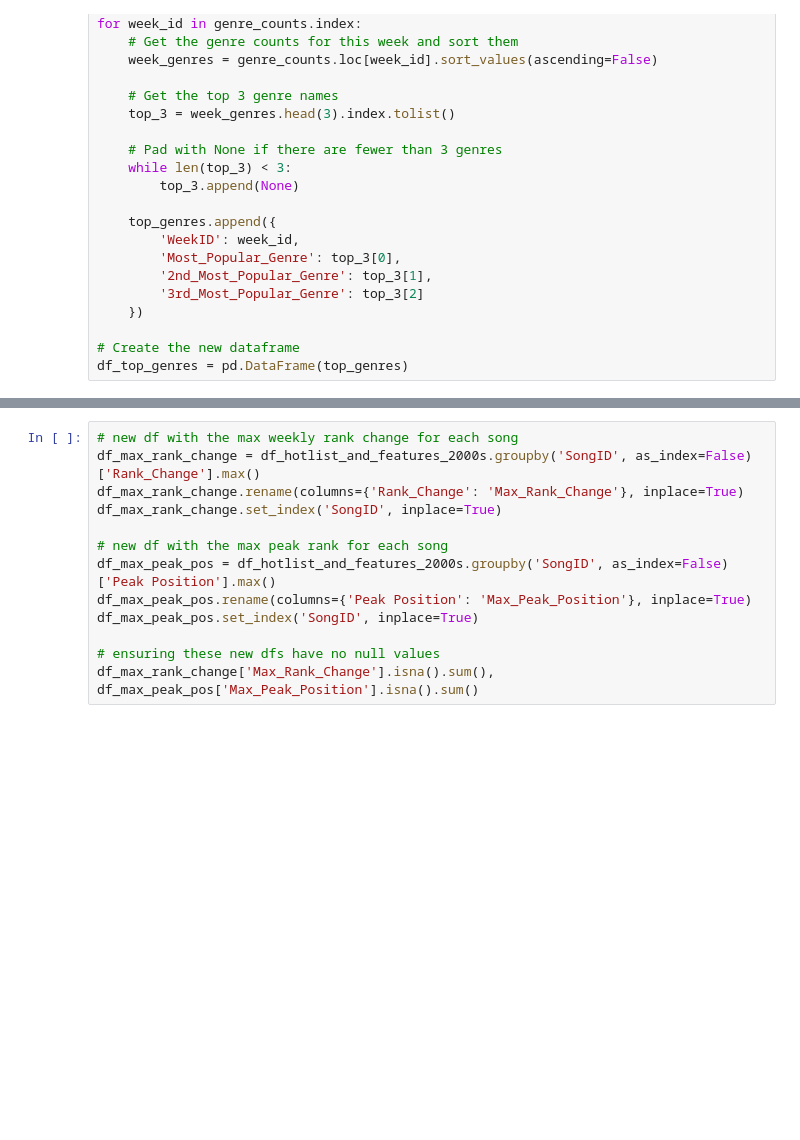
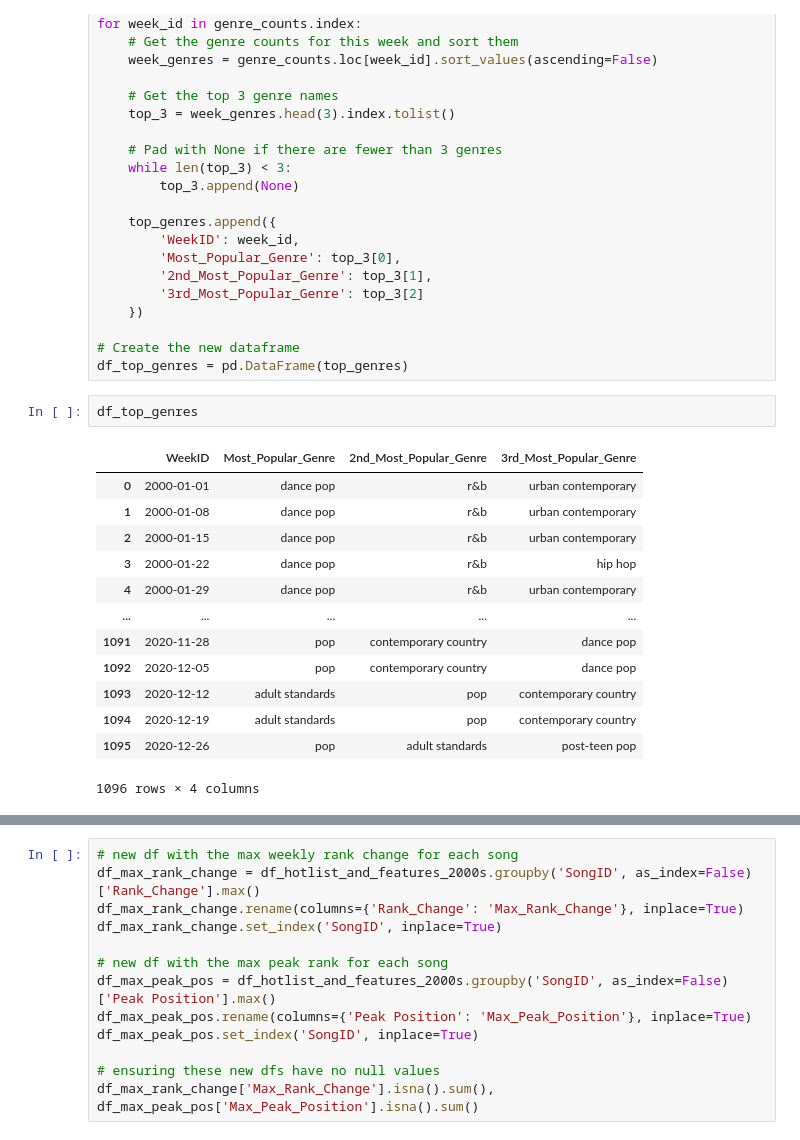
Before and after one commit to marhas109/MH_DS_Capstone_Project_2, a Jupyter notebook: MH_DS_Capstone_Proj2.ipynb, the cells around one changed output, grey strips where cells are left out. Saved outputs shown, nothing was run; the diff lists cells and outputs as text; blank space fills up the shorter version.

```diff
--- a/MH_DS_Capstone_Proj2.ipynb
+++ b/MH_DS_Capstone_Proj2.ipynb
@@ -334,3 +336,19 @@ for week_id in genre_counts.index:
 
 # Create the new dataframe
 df_top_genres = pd.DataFrame(top_genres)
+# %%
+df_top_genres
+# %% [output]
+|  | WeekID | Most_Popular_Genre | 2nd_Most_Popular_Genre | 3rd_Most_Popular_Genre |
+| 0 | 2000-01-01 | dance pop | r&b | urban contemporary |
+| 1 | 2000-01-08 | dance pop | r&b | urban contemporary |
+| 2 | 2000-01-15 | dance pop | r&b | urban contemporary |
+| 3 | 2000-01-22 | dance pop | r&b | hip hop |
+| 4 | 2000-01-29 | dance pop | r&b | urban contemporary |
+| ... | ... | ... | ... | ... |
+| 1091 | 2020-11-28 | pop | contemporary country | dance pop |
+| 1092 | 2020-12-05 | pop | contemporary country | dance pop |
+| 1093 | 2020-12-12 | adult standards | pop | contemporary country |
+| 1094 | 2020-12-19 | adult standards | pop | contemporary country |
+| 1095 | 2020-12-26 | pop | adult standards | post-teen pop |
+1096 rows × 4 columns
```
Also changed, not shown: parts of 14 cells of this notebook.
